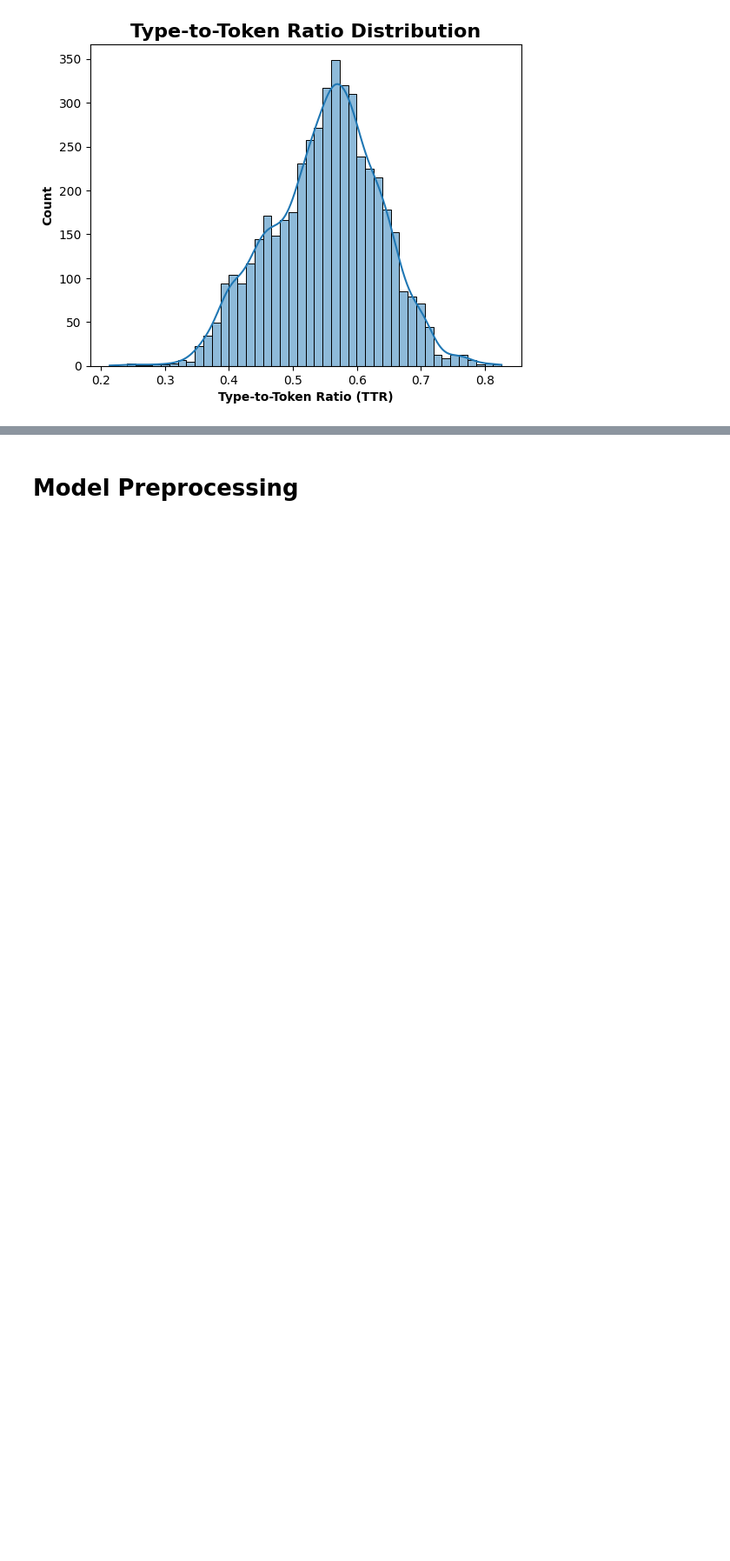
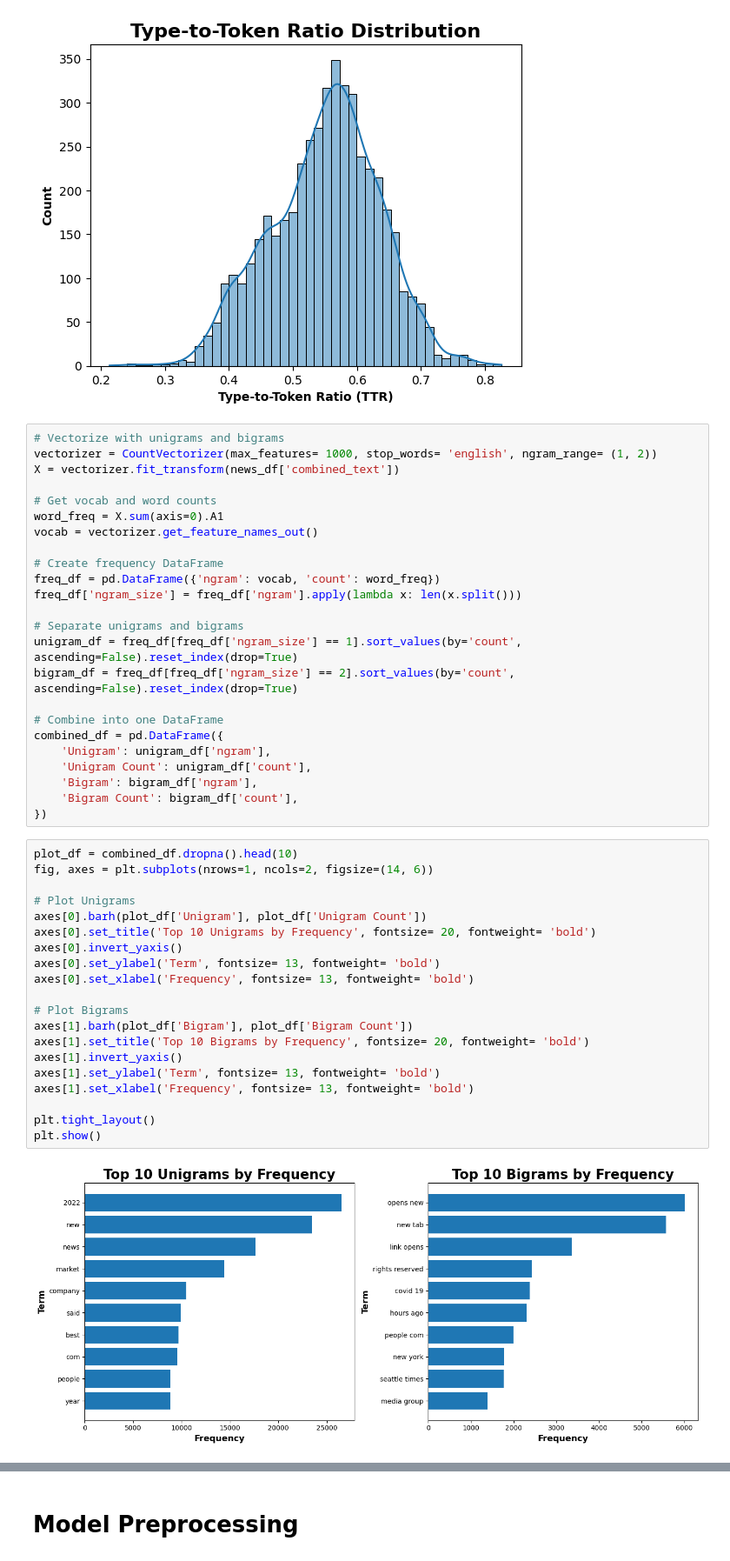
Before and after one commit to cicilymathew/NLP, a Jupyter notebook: Assignments/Assignment #3/assignment_3.ipynb, the cells around one changed output, grey strips where cells are left out. Shown at 87% size. Saved outputs shown, nothing was run; the diff lists cells and outputs as text; blank space fills up the shorter version.

```diff
--- a/Assignments/Assignment #3/assignment_3.ipynb
+++ b/Assignments/Assignment #3/assignment_3.ipynb
@@ -145,3 +103,49 @@ plt.ylabel('Count', fontweight= 'bold')
 plt.show()
 # %% [output]
 [figure]
+# %%
+# Vectorize with unigrams and bigrams
+vectorizer = CountVectorizer(max_features= 1000, stop_words= 'english', ngram_range= (1, 2))
+X = vectorizer.fit_transform(news_df['combined_text'])
+
+# Get vocab and word counts
+word_freq = X.sum(axis=0).A1
+vocab = vectorizer.get_feature_names_out()
+
+# Create frequency DataFrame
+freq_df = pd.DataFrame({'ngram': vocab, 'count': word_freq})
+freq_df['ngram_size'] = freq_df['ngram'].apply(lambda x: len(x.split()))
+
+# Separate unigrams and bigrams
+unigram_df = freq_df[freq_df['ngram_size'] == 1].sort_values(by='count', ascending=False).reset_index(drop=True)
+bigram_df = freq_df[freq_df['ngram_size'] == 2].sort_values(by='count', ascending=False).reset_index(drop=True)
+
+# Combine into one DataFrame
+combined_df = pd.DataFrame({
+    'Unigram': unigram_df['ngram'],
+    'Unigram Count': unigram_df['count'],
+    'Bigram': bigram_df['ngram'],
+    'Bigram Count': bigram_df['count'],
+})
+# %%
+plot_df = combined_df.dropna().head(10)
+fig, axes = plt.subplots(nrows=1, ncols=2, figsize=(14, 6))
+
+# Plot Unigrams
+axes[0].barh(plot_df['Unigram'], plot_df['Unigram Count'])
+axes[0].set_title('Top 10 Unigrams by Frequency', fontsize= 20, fontweight= 'bold')
+axes[0].invert_yaxis()
+axes[0].set_ylabel('Term', fontsize= 13, fontweight= 'bold')
+axes[0].set_xlabel('Frequency', fontsize= 13, fontweight= 'bold')
+
+# Plot Bigrams
+axes[1].barh(plot_df['Bigram'], plot_df['Bigram Count'])
+axes[1].set_title('Top 10 Bigrams by Frequency', fontsize= 20, fontweight= 'bold')
+axes[1].invert_yaxis()
+axes[1].set_ylabel('Term', fontsize= 13, fontweight= 'bold')
+axes[1].set_xlabel('Frequency', fontsize= 13, fontweight= 'bold')
+
+plt.tight_layout()
+plt.show()
+# %% [output]
+[figure, added]
```
Also changed, not shown: parts of 5 cells of this notebook.
